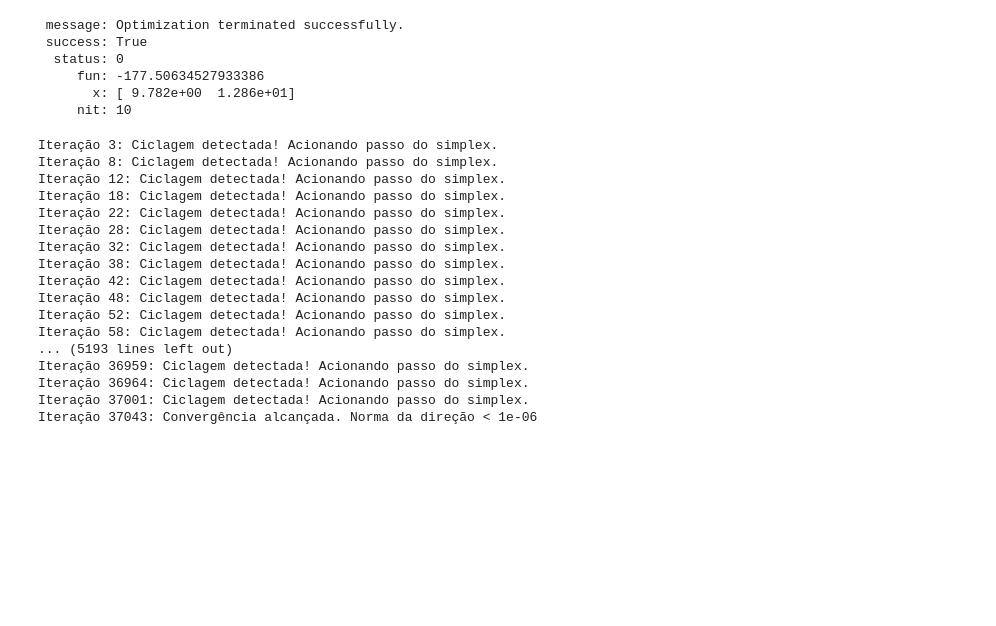
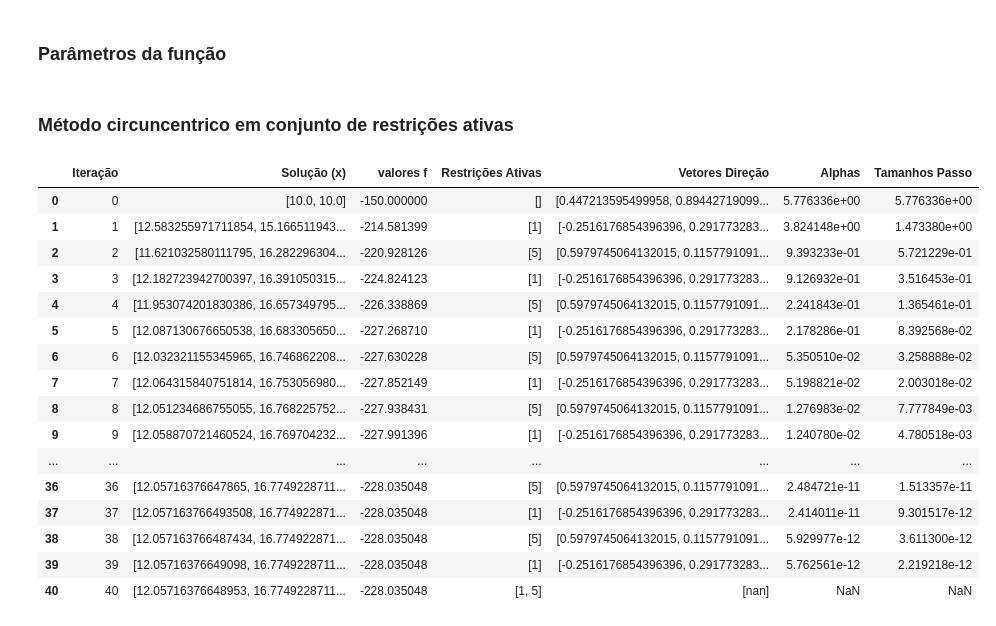
Before and after one commit to MatSchwarz/Circuncentro, a Jupyter notebook: testes.ipynb, the cells around one changed output. Saved outputs shown, nothing was run; the diff lists cells and outputs as text; code cells hidden in the pictures; blank space fills up the shorter version.

```diff
--- a/testes.ipynb
+++ b/testes.ipynb
@@ -21,11 +26,3 @@ from gerador_pl_Sokolinsky import *
-# %%
-result = linprog(c, A_ub=A, b_ub=b, bounds=(0, None), method="simplex")
-result
-# %% [output]
- message: Optimization terminated successfully.
- success: True
-  status: 0
-     fun: -177.50634527933386
-       x: [ 9.782e+00  1.286e+01]
-     nit: 10
+# %% [markdown]
+### Parâmetros da função
 # %%
@@ -39,27 +42,31 @@ Lmax = 0.2
 amax = 100
 bmax = 10000
 A,b,c,h  = gera_pl(n,d,alpha,theta,pho,Smin,Lmax,amax,bmax)
+# %% [markdown]
+### Método circuncentrico em conjunto de restrições ativas
 # %%
-historico_solucao, valores_funcao_objetivo, index_ativos, restricoes_ativas, vetores_direcao,lista_alphas,tamanho_passo, gradiente = gradiente_descendente_circuncentrico_modificado(h,c,A,b,max_iter=1000000)
-result = linprog(c, A_ub=A, b_ub=b, bounds=(0, None), method="simplex")
+#resolve problema
+historico_solucao, valores_funcao_objetivo, index_ativos, restricoes_ativas, vetores_direcao,lista_alphas,tamanho_passo, gradiente = gradiente_descendente_circuncentrico(h,c,A,b,max_iter=1000000)
+df = cria_tabela(historico_solucao, valores_funcao_objetivo, index_ativos, vetores_direcao, lista_alphas, tamanho_passo)
+df.tail(100)
 # %% [output]
-Iteração 3: Ciclagem detectada! Acionando passo do simplex.
-Iteração 8: Ciclagem detectada! Acionando passo do simplex.
-Iteração 12: Ciclagem detectada! Acionando passo do simplex.
-Iteração 18: Ciclagem detectada! Acionando passo do simplex.
-Iteração 22: Ciclagem detectada! Acionando passo do simplex.
-Iteração 28: Ciclagem detectada! Acionando passo do simplex.
-Iteração 32: Ciclagem detectada! Acionando passo do simplex.
-Iteração 38: Ciclagem detectada! Acionando passo do simplex.
-Iteração 42: Ciclagem detectada! Acionando passo do simplex.
-Iteração 48: Ciclagem detectada! Acionando passo do simplex.
-Iteração 52: Ciclagem detectada! Acionando passo do simplex.
-Iteração 58: Ciclagem detectada! Acionando passo do simplex.
-... (5193 lines left out)
-Iteração 36959: Ciclagem detectada! Acionando passo do simplex.
-Iteração 36964: Ciclagem detectada! Acionando passo do simplex.
-Iteração 37001: Ciclagem detectada! Acionando passo do simplex.
-Iteração 37043: Convergência alcançada. Norma da direção < 1e-06
+|  | Iteração | Solução (x) | valores f | Restrições Ativas | Vetores Direção | Alphas | Tamanhos Passo |
+| 0 | 0 | [10.0, 10.0] | -150.000000 | [] | [0.447213595499958, 0.89442719099... | 5.776336e+00 | 5.776336e+00 |
+| 1 | 1 | [12.583255971711854, 15.166511943... | -214.581399 | [1] | [-0.2516176854396396, 0.291773283... | 3.824148e+00 | 1.473380e+00 |
+| 2 | 2 | [11.621032580111795, 16.282296304... | -220.928126 | [5] | [0.5979745064132015, 0.1157791091... | 9.393233e-01 | 5.721229e-01 |
+| 3 | 3 | [12.182723942700397, 16.391050315... | -224.824123 | [1] | [-0.2516176854396396, 0.291773283... | 9.126932e-01 | 3.516453e-01 |
+| 4 | 4 | [11.953074201830386, 16.657349795... | -226.338869 | [5] | [0.5979745064132015, 0.1157791091... | 2.241843e-01 | 1.365461e-01 |
+| 5 | 5 | [12.087130676650538, 16.683305650... | -227.268710 | [1] | [-0.2516176854396396, 0.291773283... | 2.178286e-01 | 8.392568e-02 |
+| 6 | 6 | [12.032321155345965, 16.746862208... | -227.630228 | [5] | [0.5979745064132015, 0.1157791091... | 5.350510e-02 | 3.258888e-02 |
+| 7 | 7 | [12.064315840751814, 16.753056980... | -227.852149 | [1] | [-0.2516176854396396, 0.291773283... | 5.198821e-02 | 2.003018e-02 |
+| 8 | 8 | [12.051234686755055, 16.768225752... | -227.938431 | [5] | [0.5979745064132015, 0.1157791091... | 1.276983e-02 | 7.777849e-03 |
+| 9 | 9 | [12.058870721460524, 16.769704232... | -227.991396 | [1] | [-0.2516176854396396, 0.291773283... | 1.240780e-02 | 4.780518e-03 |
+| ... | ... | ... | ... | ... | ... | ... | ... |
+| 36 | 36 | [12.05716376647865, 16.7749228711... | -228.035048 | [5] | [0.5979745064132015, 0.1157791091... | 2.484721e-11 | 1.513357e-11 |
+| 37 | 37 | [12.057163766493508, 16.774922871... | -228.035048 | [1] | [-0.2516176854396396, 0.291773283... | 2.414011e-11 | 9.301517e-12 |
+| 38 | 38 | [12.057163766487434, 16.774922871... | -228.035048 | [5] | [0.5979745064132015, 0.1157791091... | 5.929977e-12 | 3.611300e-12 |
+| 39 | 39 | [12.05716376649098, 16.7749228711... | -228.035048 | [1] | [-0.2516176854396396, 0.291773283... | 5.762561e-12 | 2.219218e-12 |
+| 40 | 40 | [12.05716376648953, 16.7749228711... | -228.035048 | [1, 5] | [nan] | NaN | NaN |
 # %%
 grafico1(historico_solucao,A,b,gradiente)
 # %% [output]
```
Also changed, not shown: parts of 21 cells of this notebook, 2 other files.
